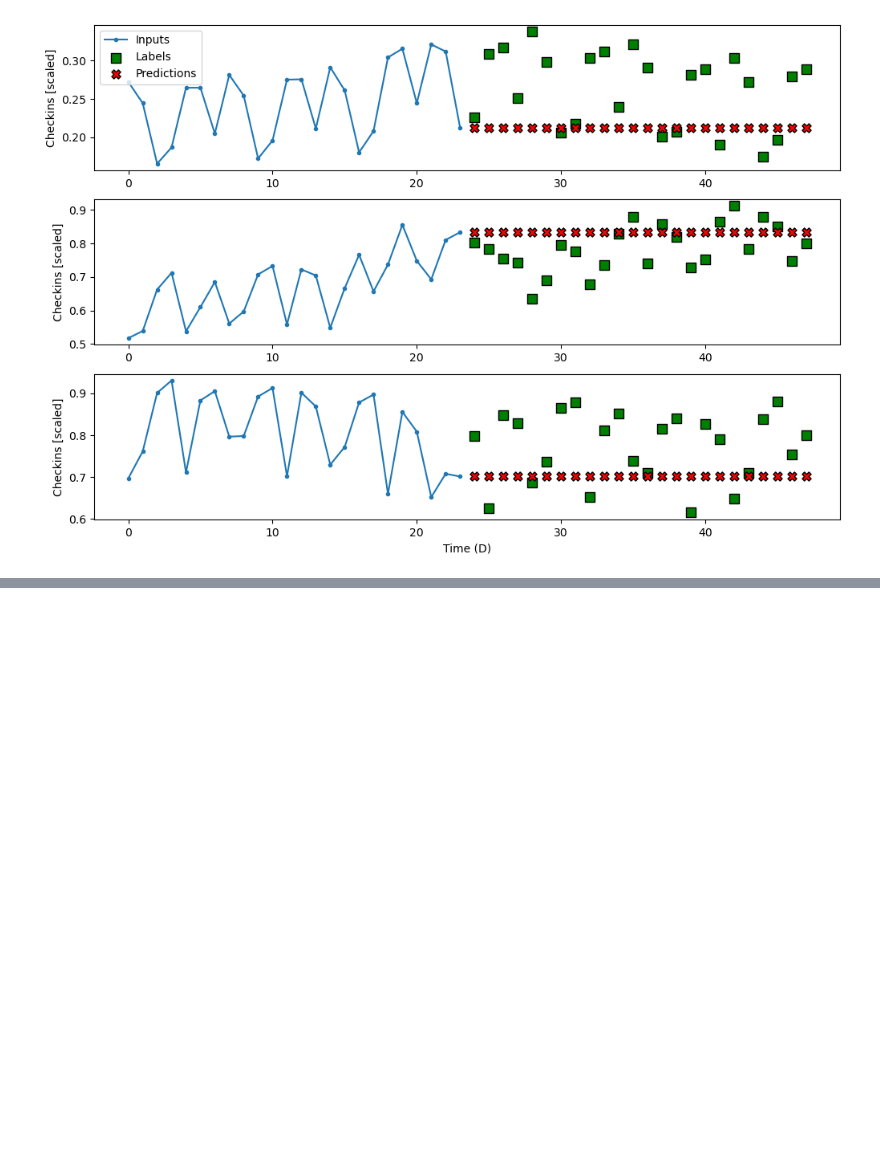
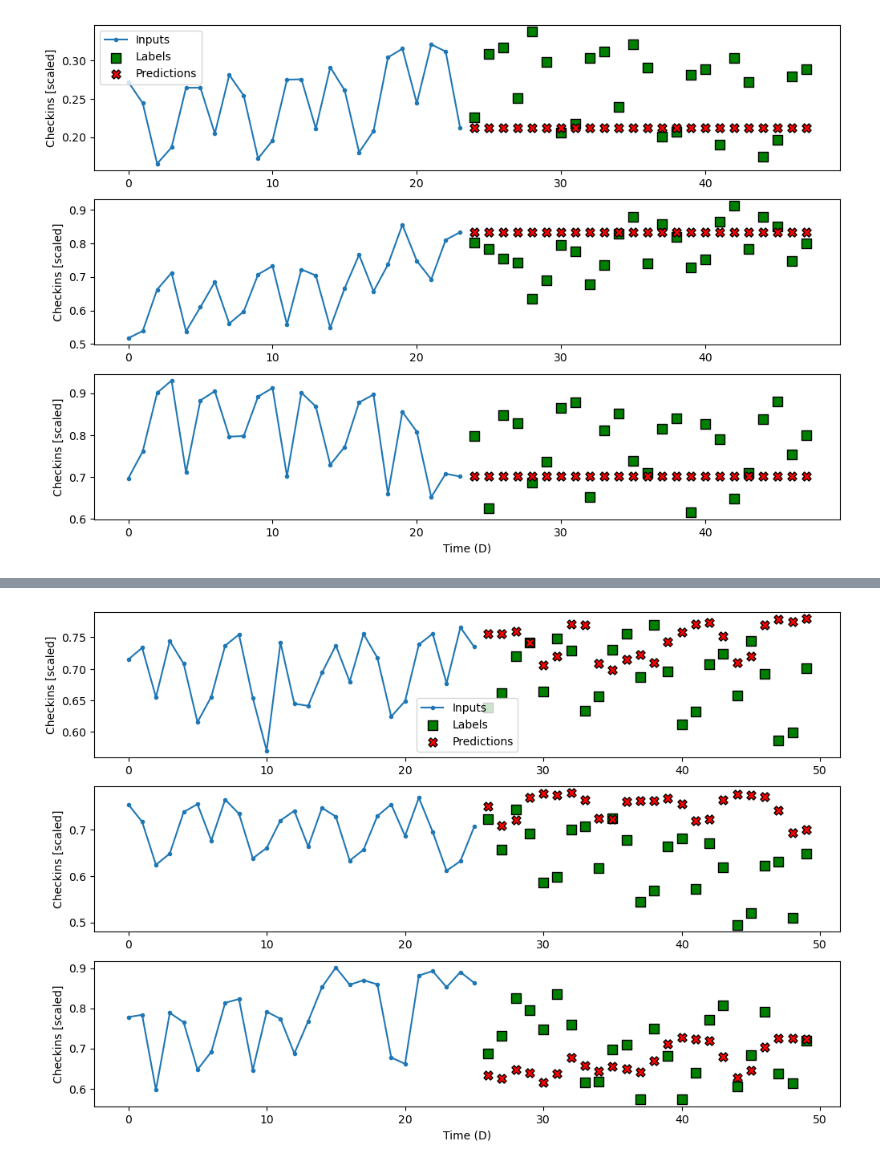
Before and after one commit to bmadnick/FlightDelaysML2, a Jupyter notebook: TSACheckinModel/TSA NN.ipynb, the cells around one changed output, grey strips where cells are left out. Cells and saved outputs as stored; diff of their text form; code cells hidden in the pictures; blank space fills up the shorter version.

```diff
--- a/TSACheckinModel/TSA NN.ipynb
+++ b/TSACheckinModel/TSA NN.ipynb
@@ -291,0 +353,17 @@ plt.show()
+# %%
+KERNEL_WIDTH = 3
+LABEL_WIDTH = 24
+INPUT_WIDTH = LABEL_WIDTH + KERNEL_WIDTH - 1
+
+cnn_multi_window = DataWindow(input_width=INPUT_WIDTH, label_width=LABEL_WIDTH, shift=24, label_columns=['Checkins'])
+# %%
+cnn_model = Sequential([
+    Conv1D(16, activation='relu', kernel_size=(KERNEL_WIDTH)),
+    Dense(units=32, activation='relu'),
+    Dense(1, kernel_initializer=tf.initializers.zeros),
+])
+
+history = compile_and_fit(cnn_model, cnn_multi_window)
+
+val_performance['CNN'] = cnn_model.evaluate(cnn_multi_window.val)
+performance['CNN'] = cnn_model.evaluate(cnn_multi_window.test, verbose=0)
@@ -291,0 +386,6 @@ plt.show()
+# %%
+cnn_multi_window.plot(cnn_model)
+
+plt.show()
+# %% [output]
+[figure, added]
```
Also changed, not shown: parts of 9 cells of this notebook.
